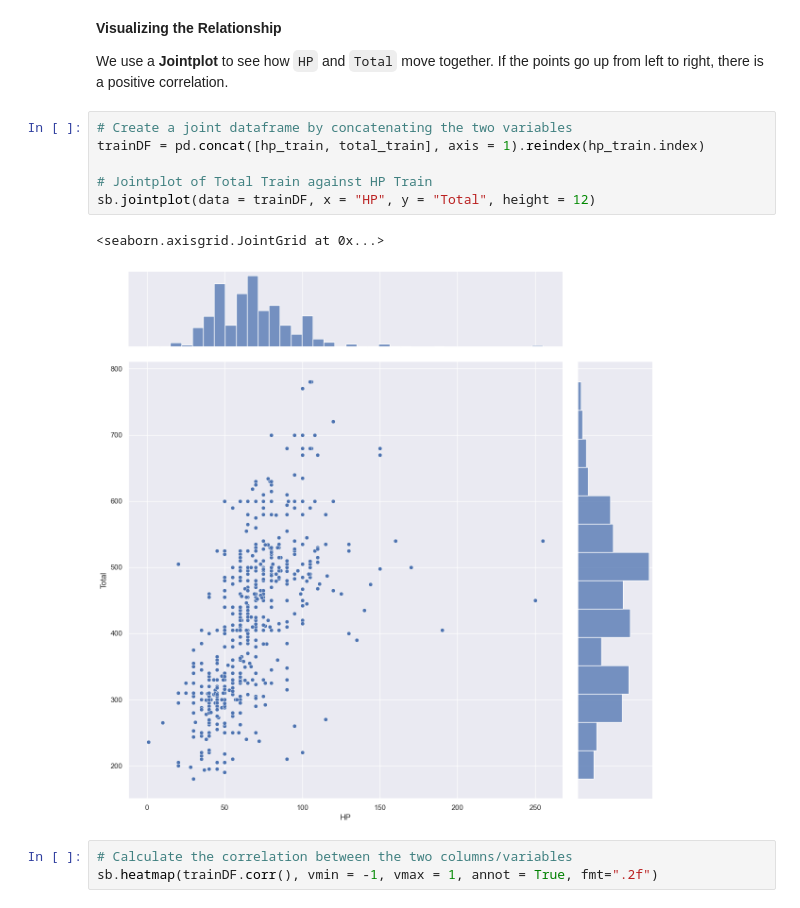
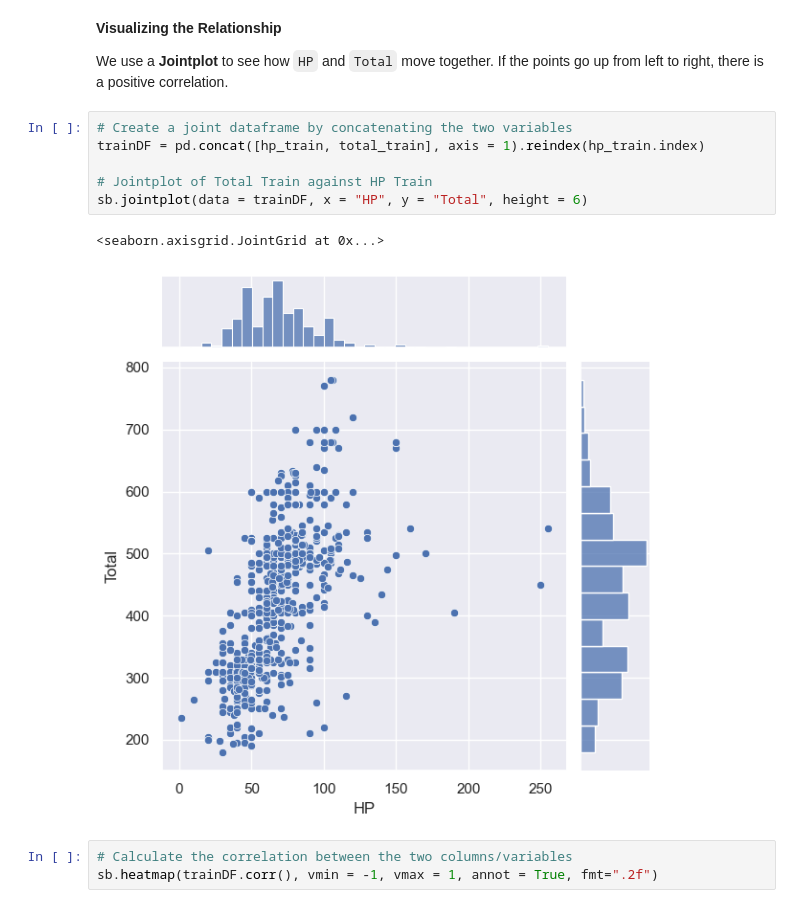
Before and after one commit to itsjunwei/IE0005-2026, a Jupyter notebook: Week5/M3 LinearRegression.ipynb, the cells around one changed output. Saved outputs shown, nothing was run; the diff lists cells and outputs as text.

```diff
--- a/Week5/M3 LinearRegression.ipynb
+++ b/Week5/M3 LinearRegression.ipynb
@@ -200,12 +200,12 @@ We use a **Jointplot** to see how `HP` and `Total` move together. If the points
 # %%
 # Create a joint dataframe by concatenating the two variables
 trainDF = pd.concat([hp_train, total_train], axis = 1).reindex(hp_train.index)
 
 # Jointplot of Total Train against HP Train
-sb.jointplot(data = trainDF, x = "HP", y = "Total", height = 12)
+sb.jointplot(data = trainDF, x = "HP", y = "Total", height = 6)
 # %% [output]
 <seaborn.axisgrid.JointGrid at 0x...>
-[figure, old version]
+[figure, new version]
 # %%
 # Calculate the correlation between the two columns/variables
 sb.heatmap(trainDF.corr(), vmin = -1, vmax = 1, annot = True, fmt=".2f")
```
Also changed, not shown: parts of 23 cells of this notebook, 1 other file.
